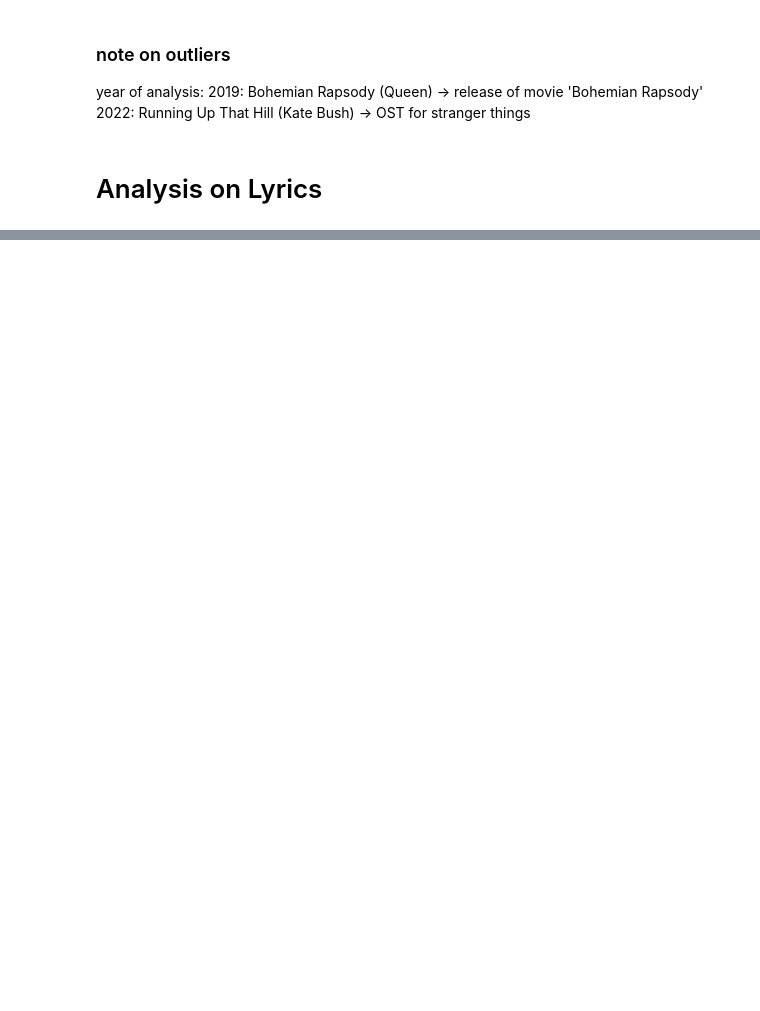
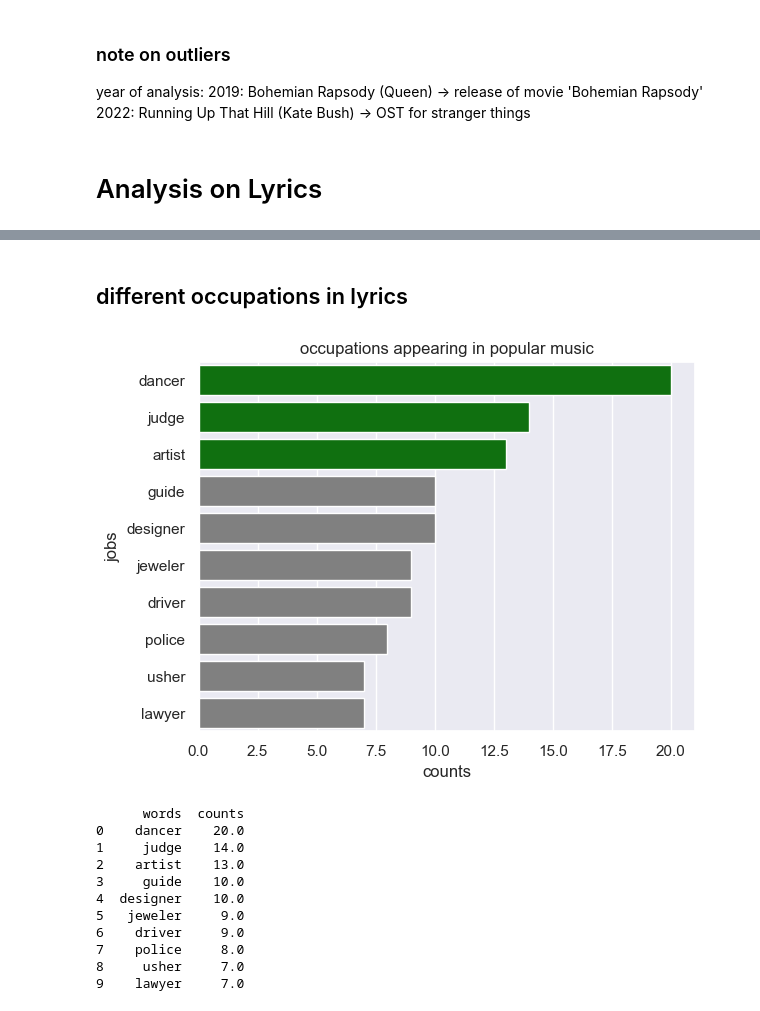
Before and after one commit to belledcurve/musicsocianalysis, a Jupyter notebook: spotify.ipynb, the cells around one changed output, grey strips where cells are left out. Saved outputs shown, nothing was run; the diff lists cells and outputs as text; code cells hidden in the pictures; blank space fills up the shorter version.

```diff
--- a/spotify.ipynb
+++ b/spotify.ipynb
@@ -602,0 +924,30 @@ bVFyb2dnTzBJUllTaWxyQjhDbjI2NEI2RVNHVVg2cW5BLVg0MTEzVEswRW81SVZNVllXakFjWDFPR3lt
+# %% [markdown]
+## different occupations in lyrics
+# %%
+jobs = open('./jobs.csv').read()
+# source: https://gist.github.com/wsc/1083459
+
+jobs = [w.split(' ')[-1].lower() if re.search('\s+', w) else w.lower() for w in jobs.split('\n')]
+
+jobs_df = full_lyrics_occ_df.loc[full_lyrics_occ_df.words.isin(jobs)]
+jobs_df.index = range(jobs_df.shape[0])
+
+plt.title('occupations appearing in popular music')
+cols = ['green' if (x > jobs_df.counts[3]) else 'gray' for x in jobs_df.counts]
+sns.barplot(data = jobs_df[ : 10], x = 'counts', y = 'words', palette=cols)
+plt.ylabel('jobs')
+plt.show()
+print(jobs_df[: 10])
+# %% [output]
+[figure, added]
+      words  counts
+0    dancer    20.0
+1     judge    14.0
+2    artist    13.0
+3     guide    10.0
+4  designer    10.0
+5   jeweler     9.0
+6    driver     9.0
+7    police     8.0
+8     usher     7.0
+9    lawyer     7.0
```
Also changed, not shown: parts of 45 cells of this notebook.
